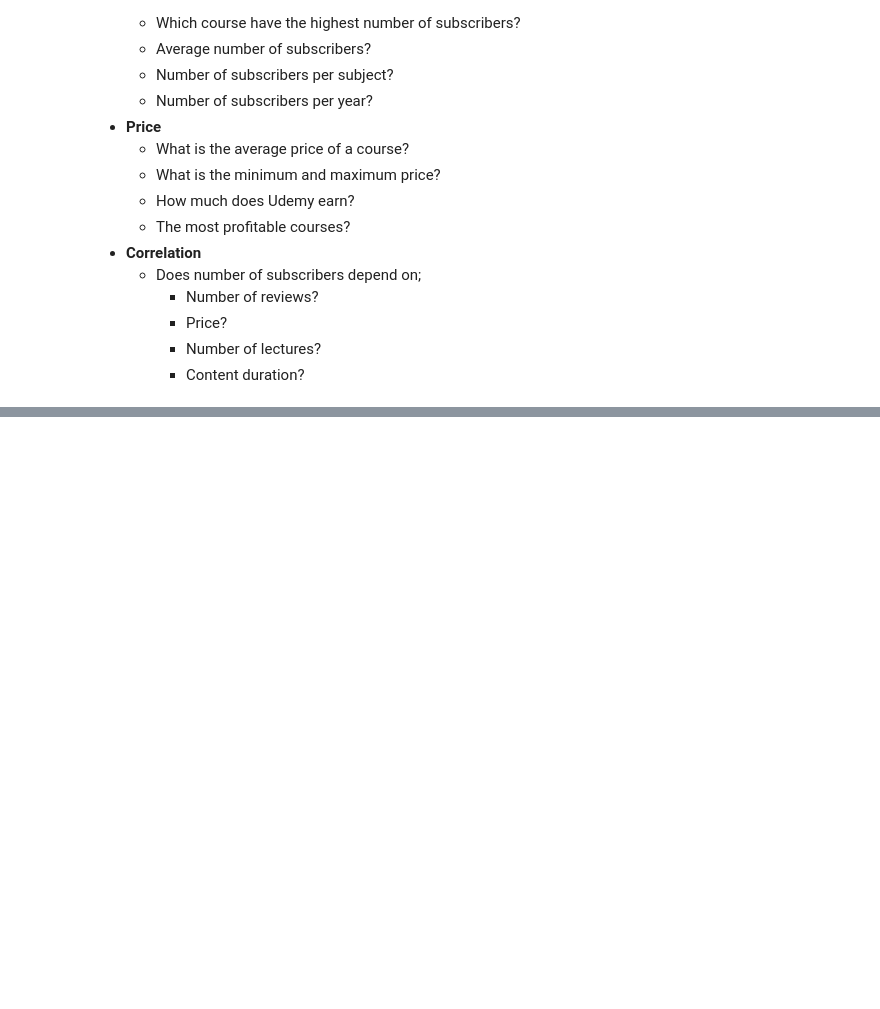
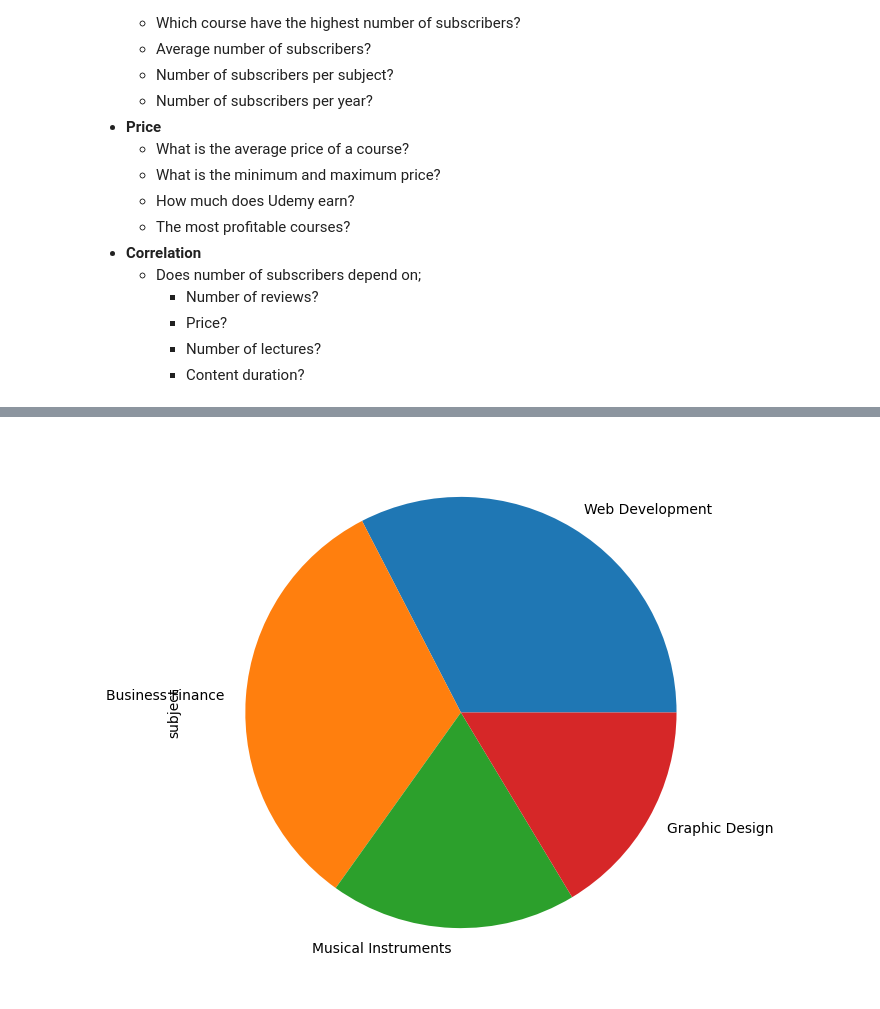
Before and after one commit to lawalsegun2025/udemy_course_recommendation_system, a Jupyter notebook: EDA_on_udemy_courses_dataset.ipynb, the cells around one changed output, grey strips where cells are left out. Saved outputs shown, nothing was run; the diff lists cells and outputs as text; code cells hidden in the pictures; blank space fills up the shorter version.

```diff
--- a/EDA_on_udemy_courses_dataset.ipynb
+++ b/EDA_on_udemy_courses_dataset.ipynb
@@ -53,0 +109,6 @@ import matplotlib.pyplot as plt
+# %%
+# plot a piechat of the "subject" column
+plt.figure(figsize=(10, 7))
+df["subject"].value_counts().plot(kind="pie");
+# %% [output]
+[figure, added]
```
Also changed, not shown: parts of 7 cells of this notebook.
